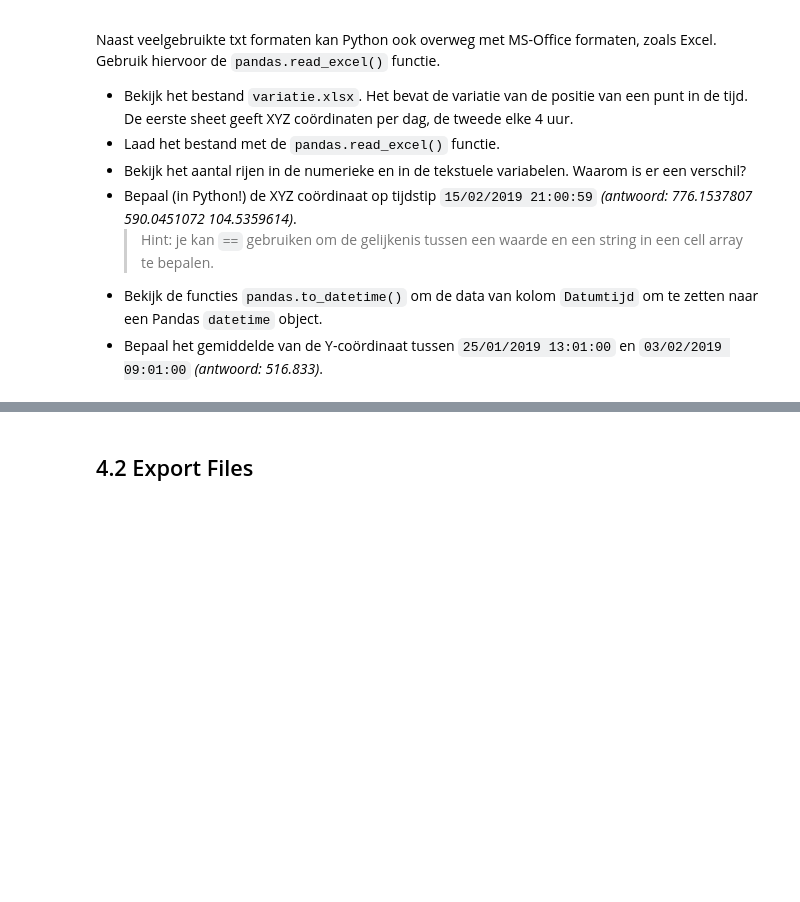
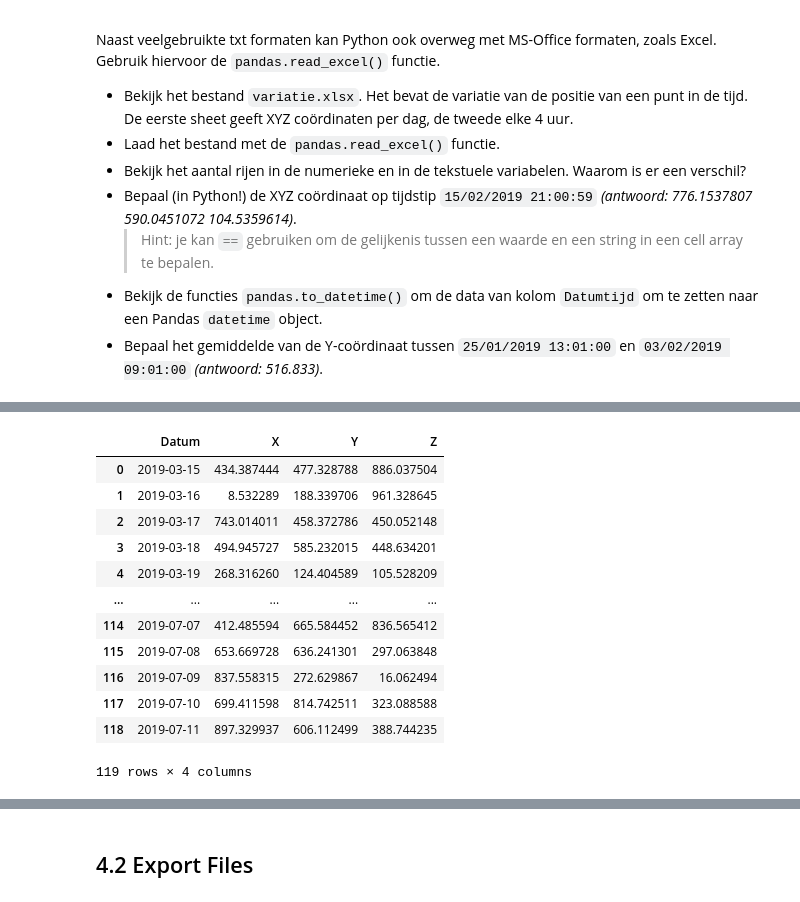
Before and after one commit to joeritaveirne/Les-4, a Jupyter notebook: chapter4.ipynb, the cells around one changed output, grey strips where cells are left out. Drawn from its saved outputs; the diff is of its cells as text; code cells hidden in the pictures; blank space fills up the shorter version.

```diff
--- a/chapter4.ipynb
+++ b/chapter4.ipynb
@@ -31,3 +95,17 @@ Naast veelgebruikte txt formaten kan Python ook overweg met MS-Office formaten,
 # %%
-dataframe1 = pd.read_excel('variatie.xlsx',sheet_name='Sheet1')
-dataframe2 = pd.read_excel('variatie.xlsx',sheet_name='Sheet2')
+dataframe1 = pd.read_excel('/variatie.xlsx',sheet_name='Sheet1')
+dataframe1
+# %% [output]
+|  | Datum | X | Y | Z |
+| 0 | 2019-03-15 | 434.387444 | 477.328788 | 886.037504 |
+| 1 | 2019-03-16 | 8.532289 | 188.339706 | 961.328645 |
+| 2 | 2019-03-17 | 743.014011 | 458.372786 | 450.052148 |
+| 3 | 2019-03-18 | 494.945727 | 585.232015 | 448.634201 |
+| 4 | 2019-03-19 | 268.316260 | 124.404589 | 105.528209 |
+| ... | ... | ... | ... | ... |
+| 114 | 2019-07-07 | 412.485594 | 665.584452 | 836.565412 |
+| 115 | 2019-07-08 | 653.669728 | 636.241301 | 297.063848 |
+| 116 | 2019-07-09 | 837.558315 | 272.629867 | 16.062494 |
+| 117 | 2019-07-10 | 699.411598 | 814.742511 | 323.088588 |
+| 118 | 2019-07-11 | 897.329937 | 606.112499 | 388.744235 |
+119 rows × 4 columns
```
Also changed, not shown: parts of 22 cells of this notebook.
